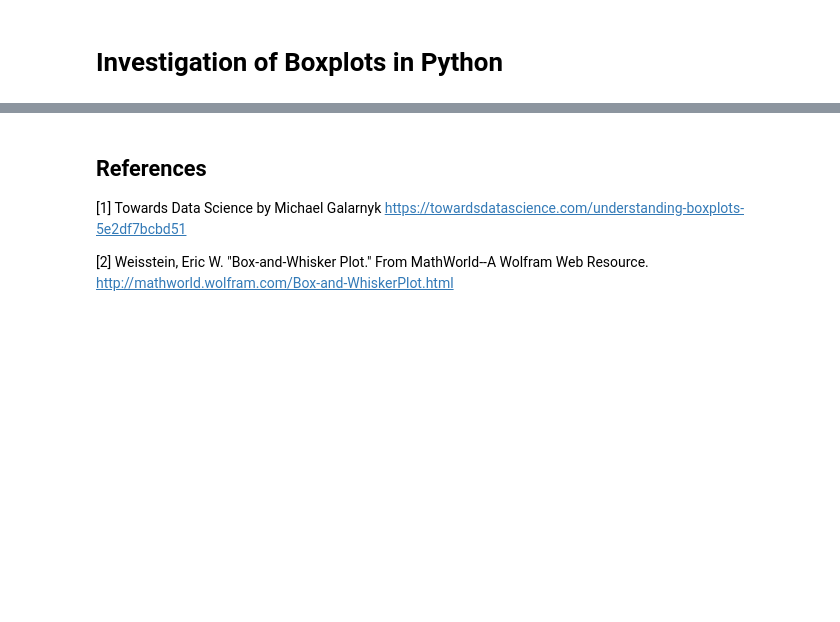
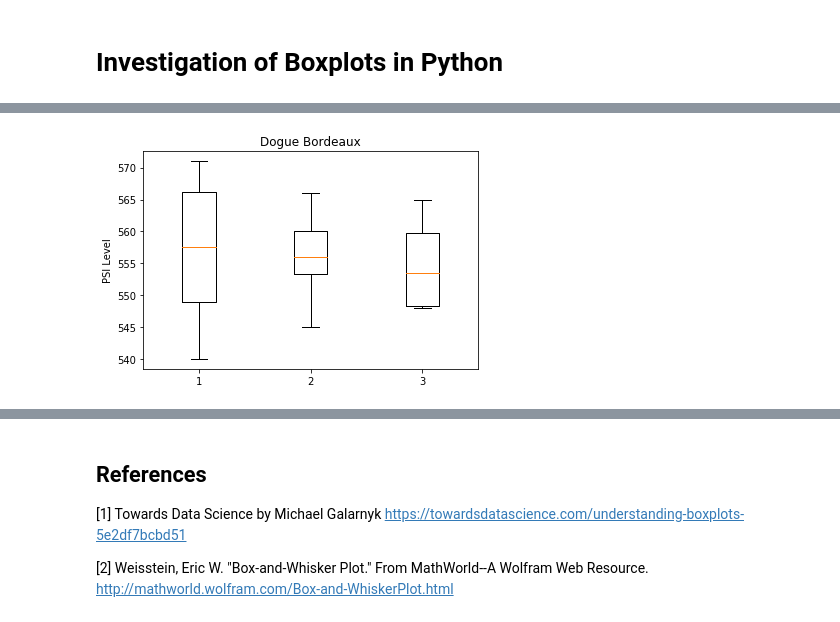
Before and after one commit to GregFee/boxplots, a Jupyter notebook: boxplots.ipynb, the cells around one changed output, grey strips where cells are left out. Saved outputs shown, nothing was run; the diff lists cells and outputs as text; code cells hidden in the pictures; blank space fills up the shorter version.

```diff
--- a/boxplots.ipynb
+++ b/boxplots.ipynb
@@ -49,0 +45,7 @@ plt.show()
+# %%
+plt.boxplot(doguedebordeaux)
+plt.title("Dogue Bordeaux")
+plt.ylabel("PSI Level")
+plt.show()
+# %% [output]
+[figure, added]
```
Also changed, not shown: parts of 6 cells of this notebook.
